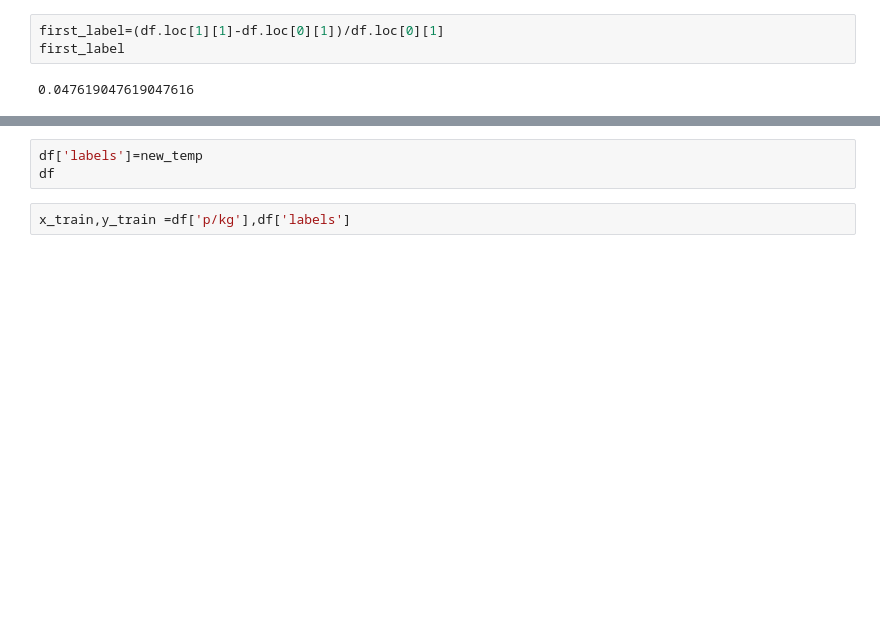
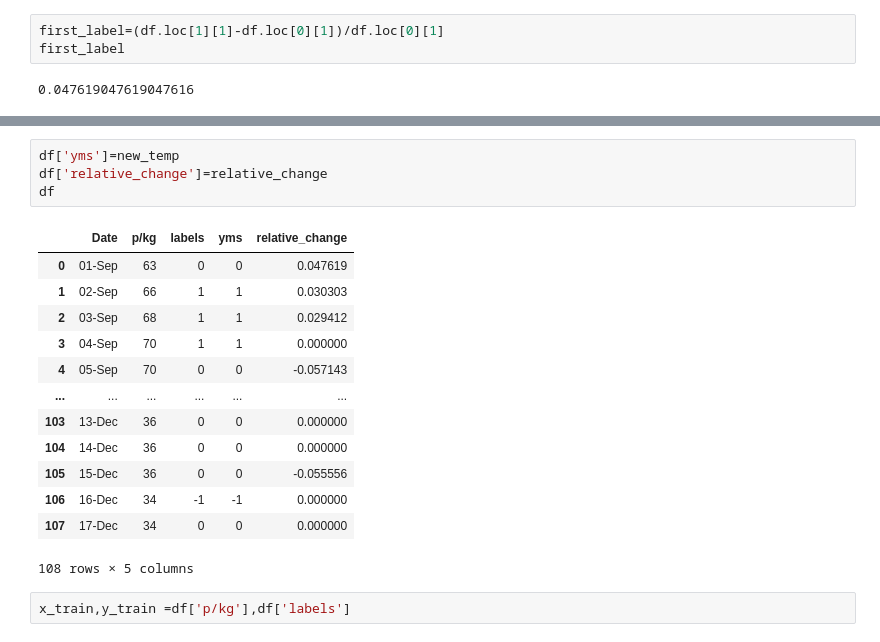
Before and after one commit to Nobody4591/Final-year-project, a Jupyter notebook: newfile.ipynb, the cells around one changed output, grey strips where cells are left out. Cells and saved outputs as stored; diff of their text form; blank space fills up the shorter version.

```diff
--- a/newfile.ipynb
+++ b/newfile.ipynb
@@ -58,7 +52,22 @@ new_temp
  0]
 # %%
-df['labels']=new_temp
+df['yms']=new_temp
+df['relative_change']=relative_change
 df
+# %% [output]
+|  | Date | p/kg | labels | yms | relative_change |
+| 0 | 01-Sep | 63 | 0 | 0 | 0.047619 |
+| 1 | 02-Sep | 66 | 1 | 1 | 0.030303 |
+| 2 | 03-Sep | 68 | 1 | 1 | 0.029412 |
+| 3 | 04-Sep | 70 | 1 | 1 | 0.000000 |
+| 4 | 05-Sep | 70 | 0 | 0 | -0.057143 |
+| ... | ... | ... | ... | ... | ... |
+| 103 | 13-Dec | 36 | 0 | 0 | 0.000000 |
+| 104 | 14-Dec | 36 | 0 | 0 | 0.000000 |
+| 105 | 15-Dec | 36 | 0 | 0 | -0.055556 |
+| 106 | 16-Dec | 34 | -1 | -1 | 0.000000 |
+| 107 | 17-Dec | 34 | 0 | 0 | 0.000000 |
+108 rows × 5 columns
 # %%
 x_train,y_train =df['p/kg'],df['labels']
 # %%
```
Also changed, not shown: parts of 10 cells of this notebook, 2 other files.
